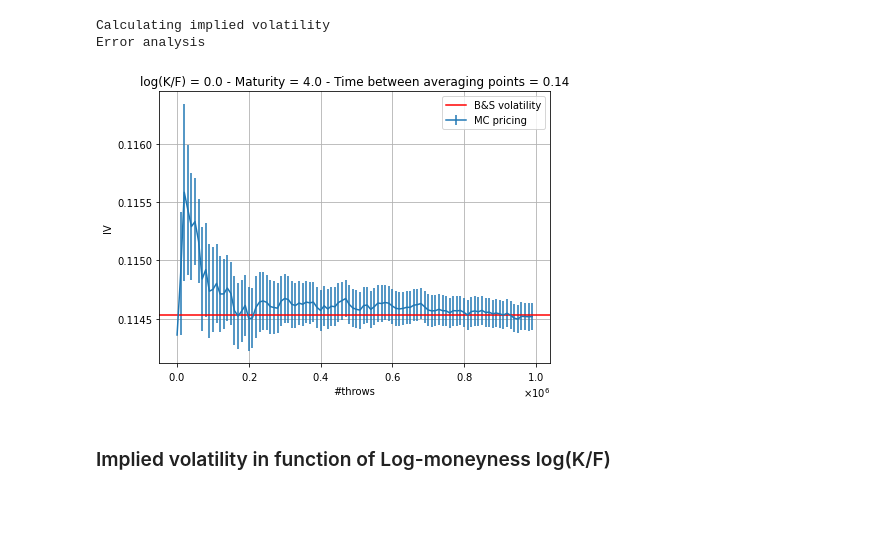
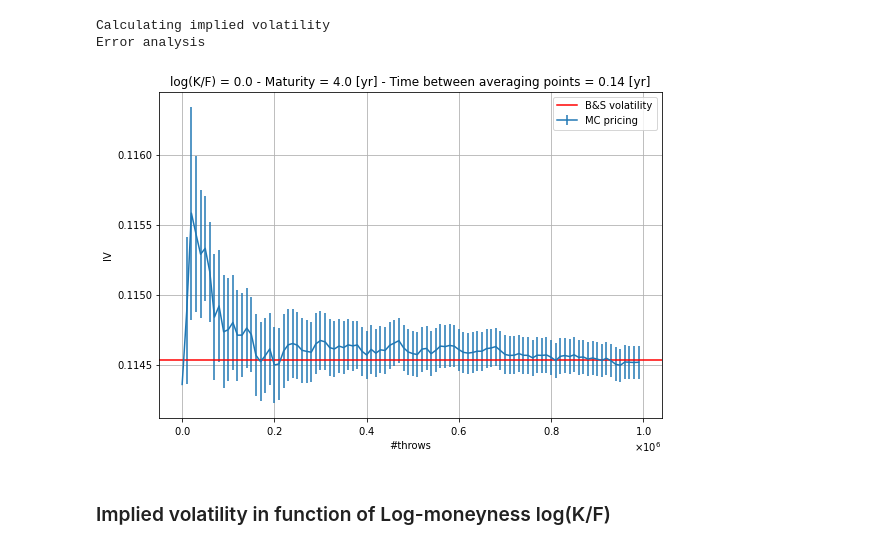
Before and after one commit to stefano-polo/reinforcement_learning_option_on_tvs, a Jupyter notebook: pricing_code_update/Asian_option_monoasset_Test.ipynb, the cells around one changed output. Saved outputs shown, nothing was run; the diff lists cells and outputs as text; code cells hidden in the pictures; blank space fills up the shorter version.

```diff
--- a/pricing_code_update/Asian_option_monoasset_Test.ipynb
+++ b/pricing_code_update/Asian_option_monoasset_Test.ipynb
@@ -191,22 +191,22 @@ for i in range(N_block):
 Calculating implied volatility
 Error analysis
 # %%
-fig, ax = plt.subplots(1, 1, figsize=(7, 5))
-plt.title("log(K/F) = "+str(log(K_norm))+" - Maturity = "+str(maturity)+" - Time between averaging points = "+str(round(nu,2)))
+fig, ax = plt.subplots(1, 1, figsize=(9, 6))
+plt.title("log(K/F) = "+str(log(K_norm))+" - Maturity = "+str(maturity)+" [yr] - Time between averaging points = "+str(round(nu,2))+' [yr]')
 plt.errorbar(x,imp_volatility_mean,yerr=[y_lower,y_upper], label = "MC pricing")
 plt.axhline(y=asian_vola,color= "red",linestyle='-',label = 'B&S volatility')
 plt.xlabel("#throws")
 formatter = ticker.ScalarFormatter(useMathText=True) #scientific notation
 formatter.set_scientific(True)
 formatter.set_powerlimits((-1,1))
 ax.xaxis.set_major_formatter(formatter)
 #ax.yaxis.set_major_formatter(formatter)
 plt.grid(True)
 plt.ylabel("IV")
 plt.legend()
 plt.show()
 # %% [output]
-[figure, old version]
+[figure, new version]
 # %% [markdown]
 ### Implied volatility in function of Log-moneyness log(K/F)
 # %%
```
Also changed, not shown: parts of 2 cells of this notebook, 6 other files.
